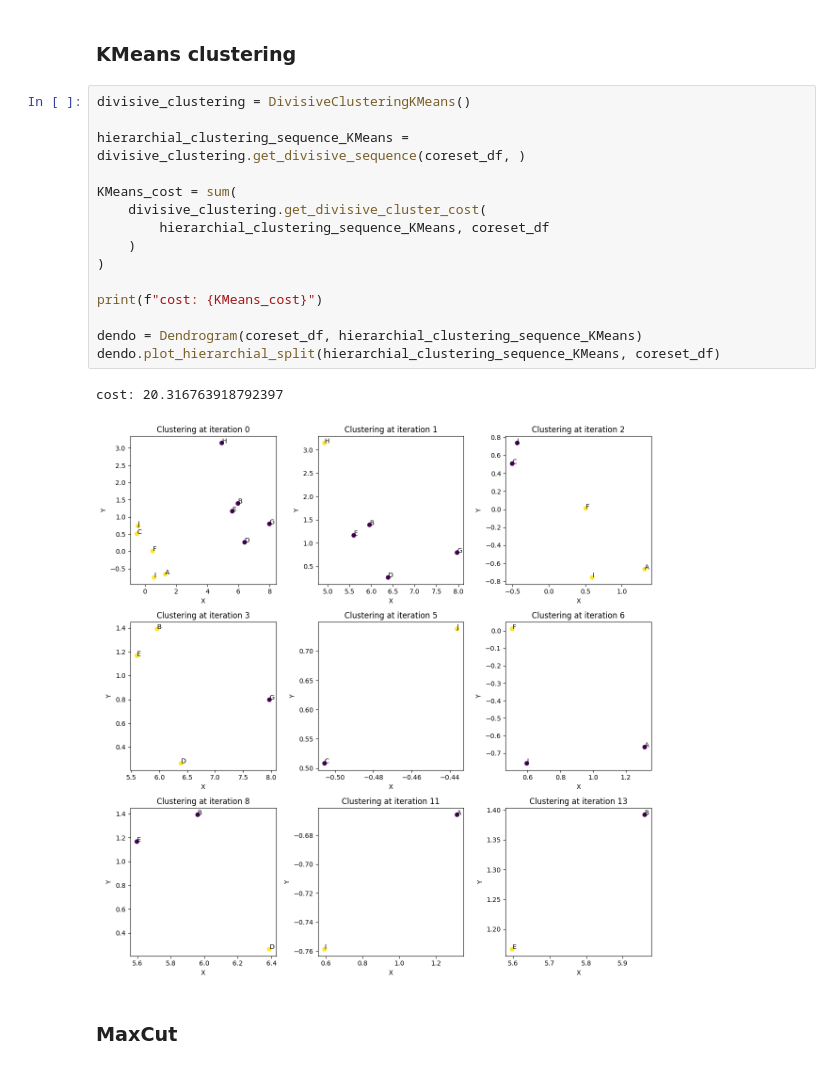
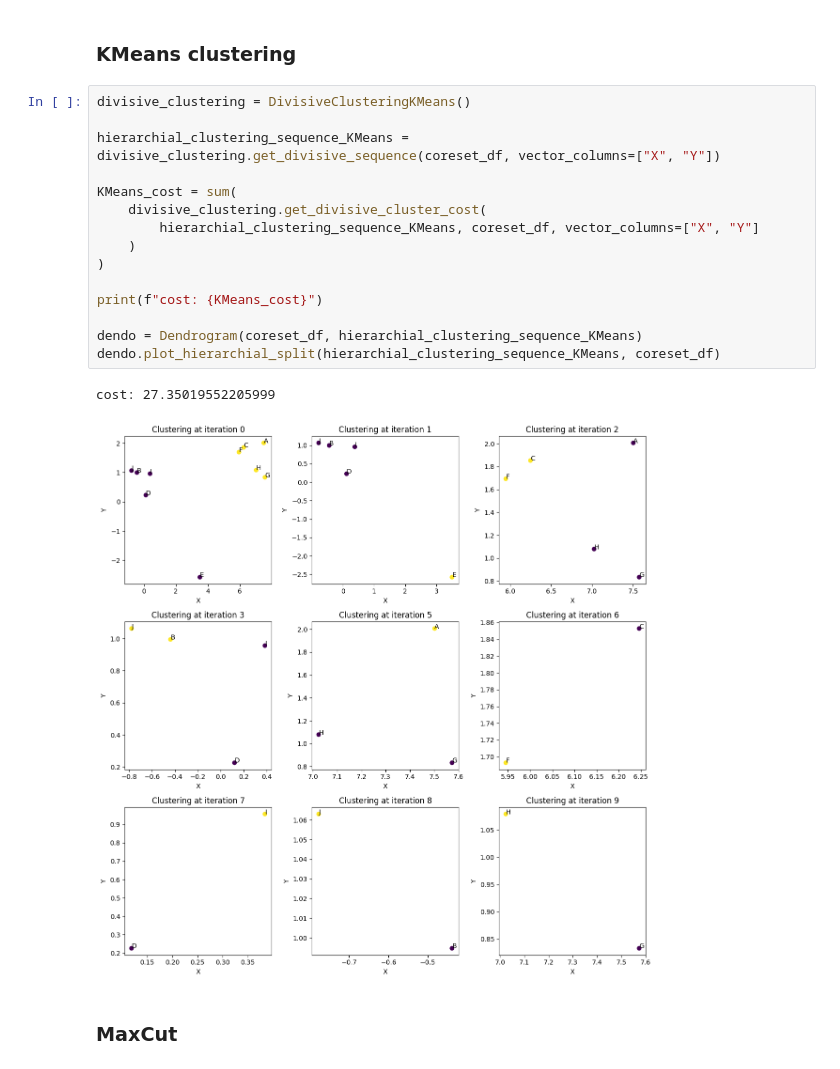
Before and after one commit to Boniface316/bigdata_vqa, a Jupyter notebook: Notebooks/Divisive_clustering_toy_experiment.ipynb, the cells around one changed output. Saved outputs shown, nothing was run; the diff lists cells and outputs as text.

Commit message:
fix(_divisiveclustering.py): vector column and weight columns are added

```diff
--- a/Notebooks/Divisive_clustering_toy_experiment.ipynb
+++ b/Notebooks/Divisive_clustering_toy_experiment.ipynb
@@ -167,21 +167,21 @@ cost: 249.4346372398125
 # %%
 divisive_clustering = DivisiveClusteringKMeans()
 
-hierarchial_clustering_sequence_KMeans = divisive_clustering.get_divisive_sequence(coreset_df, )
+hierarchial_clustering_sequence_KMeans = divisive_clustering.get_divisive_sequence(coreset_df, vector_columns=["X", "Y"])
 
 KMeans_cost = sum(
     divisive_clustering.get_divisive_cluster_cost(
-        hierarchial_clustering_sequence_KMeans, coreset_df
+        hierarchial_clustering_sequence_KMeans, coreset_df, vector_columns=["X", "Y"]
     )
 )
 
 print(f"cost: {KMeans_cost}")
 
 dendo = Dendrogram(coreset_df, hierarchial_clustering_sequence_KMeans)
 dendo.plot_hierarchial_split(hierarchial_clustering_sequence_KMeans, coreset_df)
 # %% [output]
-cost: 20.316763918792397
+cost: 27.35019552205999
-[figure, old version]
+[figure, new version]
 # %% [markdown]
 ### MaxCut
 # %%
```
Also changed, not shown: parts of 12 cells of this notebook, 1 other file.
